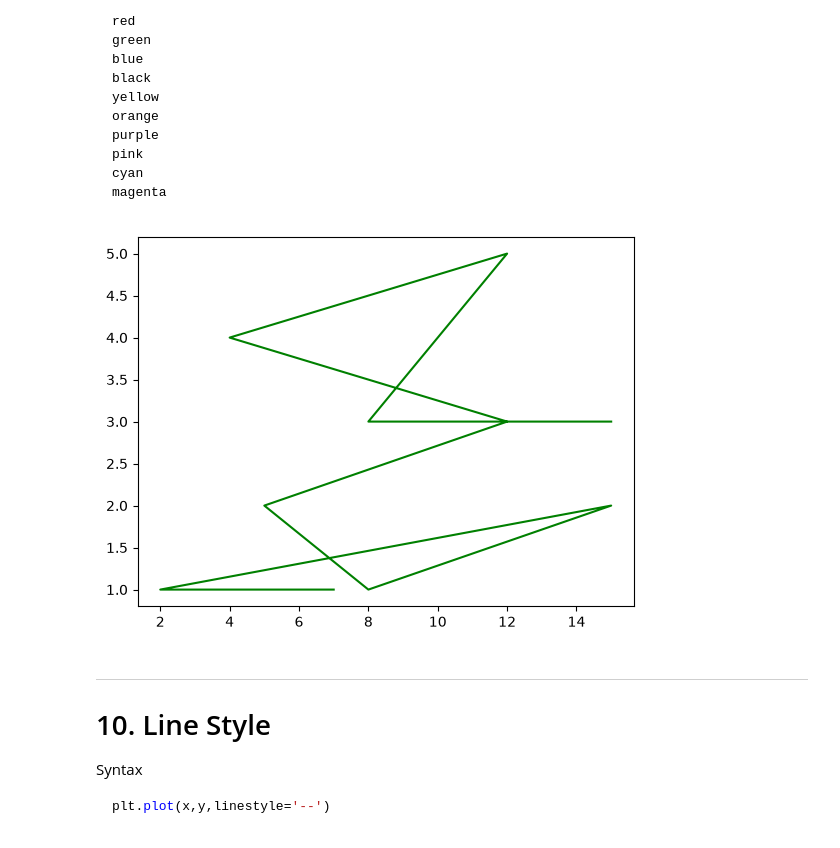
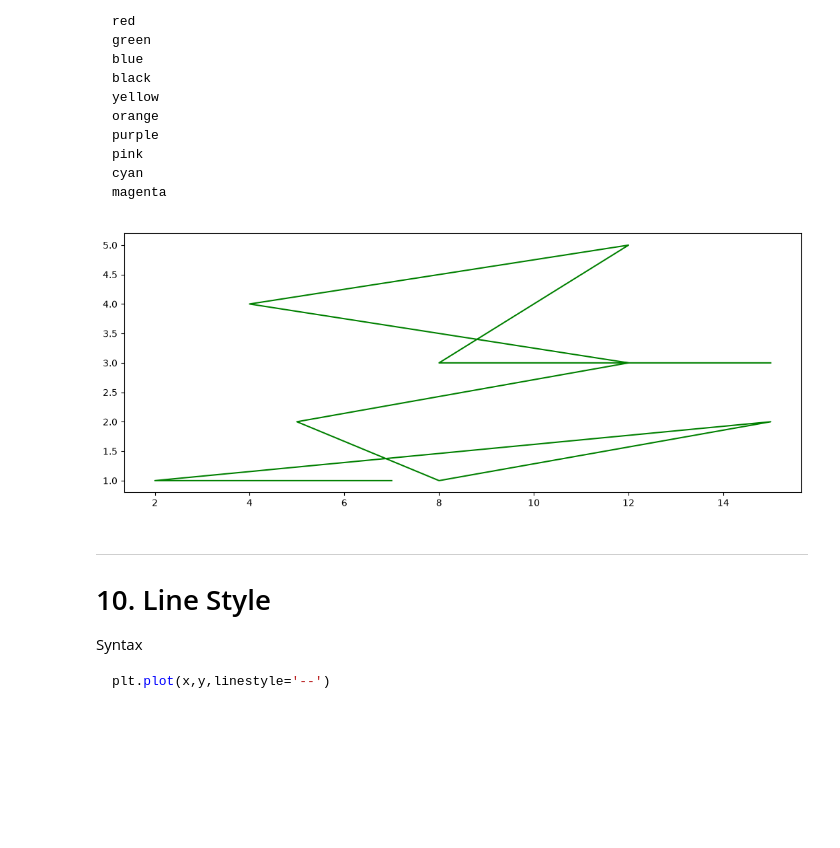
Before and after one commit to gauravkumar902704/AI-Mastery, a Jupyter notebook: 1. Python/4. Libraries/3. Matplotlib/1. Matplotlib_Tutorial.ipynb, the cells around one changed output. Cells and saved outputs as stored; diff of their text form; code cells hidden in the pictures; blank space fills up the shorter version.

````diff
--- a/1. Python/4. Libraries/3. Matplotlib/1. Matplotlib_Tutorial.ipynb
+++ b/1. Python/4. Libraries/3. Matplotlib/1. Matplotlib_Tutorial.ipynb
@@ -269,10 +269,11 @@ cyan
 magenta
 ```
 # %%
+plt.figure(figsize=(13,5))
 plt.plot(x,y, color = 'green')
 plt.show()
 # %% [output]
-[figure, old version]
+[figure, new version]
 # %% [markdown]
 
 ---
````
Also changed, not shown: parts of 2 cells of this notebook, 6 other files.
